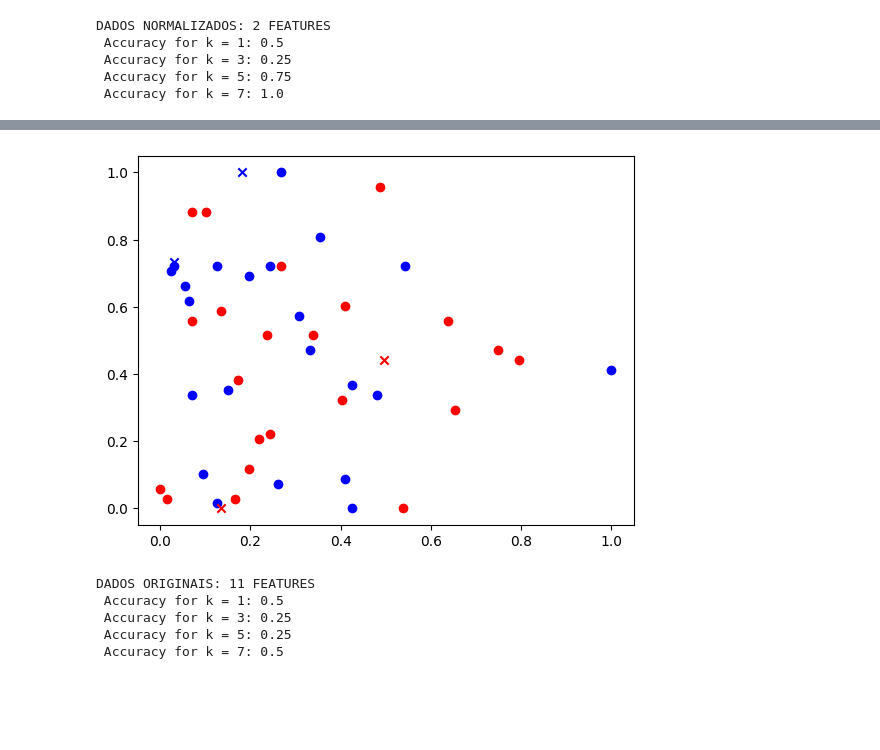
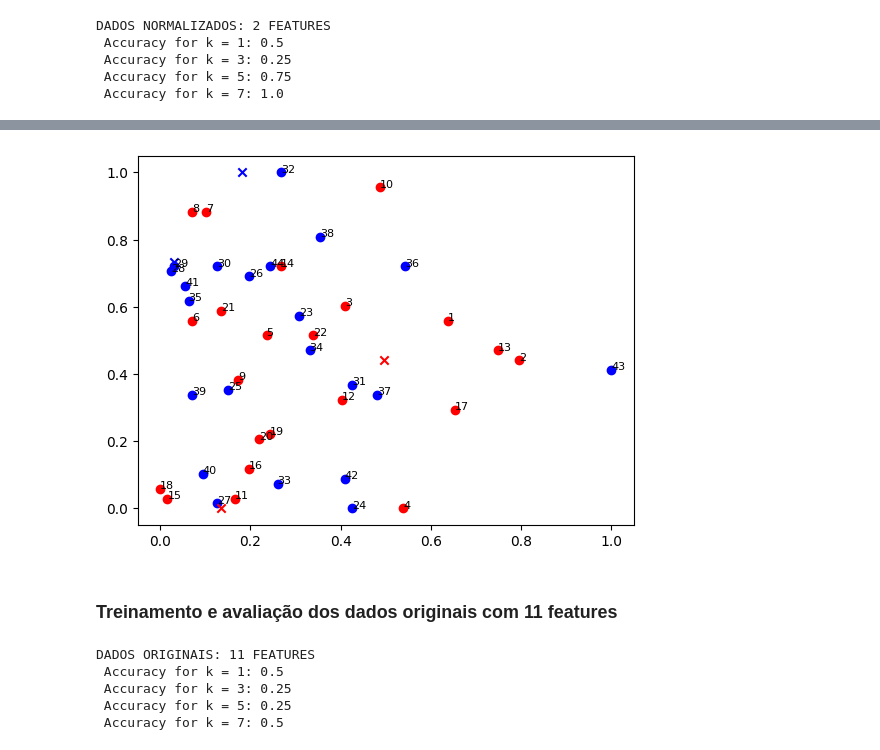
Before and after one commit to fsbertoglio/Machine-Learning-Labs, a Jupyter notebook: ExercícioKNN/src/pratica1.ipynb, the cells around one changed output, grey strips where cells are left out. Saved outputs shown, nothing was run; the diff lists cells and outputs as text; code cells hidden in the pictures; blank space fills up the shorter version.

```diff
--- a/ExercícioKNN/src/pratica1.ipynb
+++ b/ExercícioKNN/src/pratica1.ipynb
@@ -63,11 +55 @@ DADOS ORIGINAIS: 2 FEATURES
  Accuracy for k = 7: 0.25
-# %%
-import pandas as pd
-
-for row in X_test.iterrows():
-    # Discover the k closest neighbors
-    distances, indices = knn.kneighbors([row], K_NEIGHBORS, True)
-    print(f"Distances: {distances}")
-    print(f"Indices: {indices+1}")
-
-print(X_train)
@@ -75,0 +58,8 @@ ValueError: setting an array element with a sequence. The requested array has an
+# %%
+# Discover the k closest neighbors
+
+for i, point in enumerate(X_test):
+    print(f"Point: N{i+1}")
+    distances, kneighbors = knn.kneighbors([point], K_NEIGHBORS, True)
+    for d, n in zip(distances[0], kneighbors[0]):
+        print(f"Neighbor: T{n+1} - Distance: {d.round(3)}")
@@ -118,7 +130,10 @@ DADOS NORMALIZADOS: 2 FEATURES
  Accuracy for k = 7: 1.0
 # %%
 # Discover the k closest neighbors
-for i in X_test:
-    kneighbors = knn.kneighbors([i], K_NEIGHBORS, True)
-    print(kneighbors)
+
+for i, point in enumerate(X_test):
+    print(f"Point: N{i+1}")
+    distances, kneighbors = knn.kneighbors([point], K_NEIGHBORS, True)
+    for d, n in zip(distances[0], kneighbors[0]):
+        print(f"Neighbor: T{n+1} - Distance: {d.round(3)}")
 # %% [output]
@@ -129,13 +157,21 @@ for i in X_test:
 # %%
 plt.figure()
 plt.scatter(X_train[Y_train == 1, 0], X_train[Y_train == 1, 1], marker='o', color='blue')
 plt.scatter(X_train[Y_train == 0, 0], X_train[Y_train == 0, 1], marker='o', color='red')
 plt.scatter(X_test[Y_test == 1, 0], X_test[Y_test == 1, 1], marker='x', color='blue')
 plt.scatter(X_test[Y_test == 0, 0], X_test[Y_test == 0, 1], marker='x', color='red')
 
+# Add index of each point
+for i, txt in enumerate(range(1, len(X_train)+ 1)):
+    plt.text(X_train[i, 0] if i < len(X_train) else X_test[i - len(X_train), 0] + 0.01,
+             X_train[i, 1] if i < len(X_train) else X_test[i - len(X_train), 1] + 0.01,
+             txt, fontsize=8)
+
 plt.show()
 # %% [output]
-[figure, old version]
+[figure, new version]
+# %% [markdown]
+### Treinamento e avaliação dos dados originais com 11 features
 # %%
 print("DADOS ORIGINAIS: 11 FEATURES")
 
```
Also changed, not shown: parts of 12 cells of this notebook.
